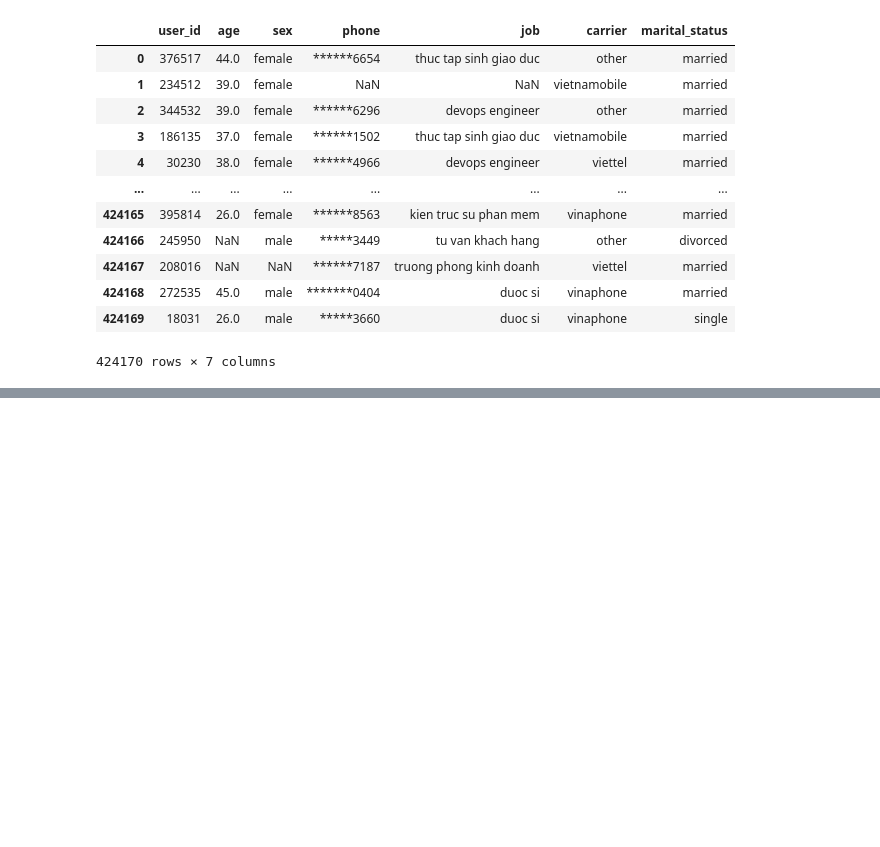
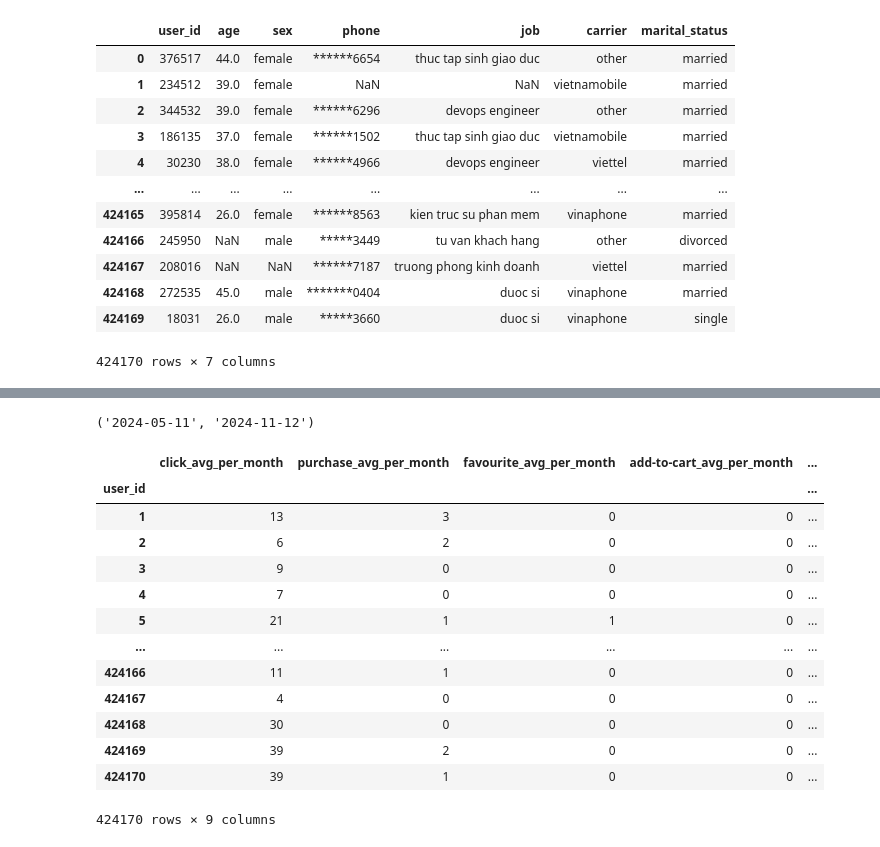
Before and after one commit to huynguyentuank22/DAZONE_2025, a Jupyter notebook: main.ipynb, the cells around one changed output, grey strips where cells are left out. Drawn from its saved outputs; the diff is of its cells as text; code cells hidden in the pictures; blank space fills up the shorter version.

```diff
--- a/main.ipynb
+++ b/main.ipynb
@@ -214,0 +244,5 @@ user_info.to_csv(r'cleaned_data/user_info.csv', index=False)
+# %%
+# Range of 'datetime' column
+user_log['datetime'].min(), user_log['datetime'].max()
+# %% [output]
+('2024-05-11', '2024-11-12')
@@ -214,0 +280,33 @@ user_info.to_csv(r'cleaned_data/user_info.csv', index=False)
+# %%
+summary_data.columns = [
+    'click', 'purchase', 'favourite', 'add-to-cart', 'total_actions',
+    'unique_items', 'unique_categories', 'unique_brands', 'unique_merchants'
+]
+
+summary_totals = summary_data.groupby('user_id').sum()
+
+summary_avg = summary_totals.div(total_months_span, axis=0).fillna(0).astype(int)
+
+summary_avg.columns = [
+    'click_avg_per_month', 'purchase_avg_per_month', 'favourite_avg_per_month',
+    'add-to-cart_avg_per_month', 'total_actions_avg_per_month',
+    'unique_items_avg_per_month', 'unique_categories_avg_per_month',
+    'unique_brands_avg_per_month', 'unique_merchants_avg_per_month'
+]
+
+summary_avg
+# %% [output]
+|  | click_avg_per_month | purchase_avg_per_month | favourite_avg_per_month | add-to-cart_avg_per_month | ... |
+| user_id |  |  |  |  | ... |
+| 1 | 13 | 3 | 0 | 0 | ... |
+| 2 | 6 | 2 | 0 | 0 | ... |
+| 3 | 9 | 0 | 0 | 0 | ... |
+| 4 | 7 | 0 | 0 | 0 | ... |
+| 5 | 21 | 1 | 1 | 0 | ... |
+| ... | ... | ... | ... | ... | ... |
+| 424166 | 11 | 1 | 0 | 0 | ... |
+| 424167 | 4 | 0 | 0 | 0 | ... |
+| 424168 | 30 | 0 | 0 | 0 | ... |
+| 424169 | 39 | 2 | 0 | 0 | ... |
+| 424170 | 39 | 1 | 0 | 0 | ... |
+424170 rows × 9 columns
```
Also changed, not shown: parts of 9 cells of this notebook, 1 other file.
